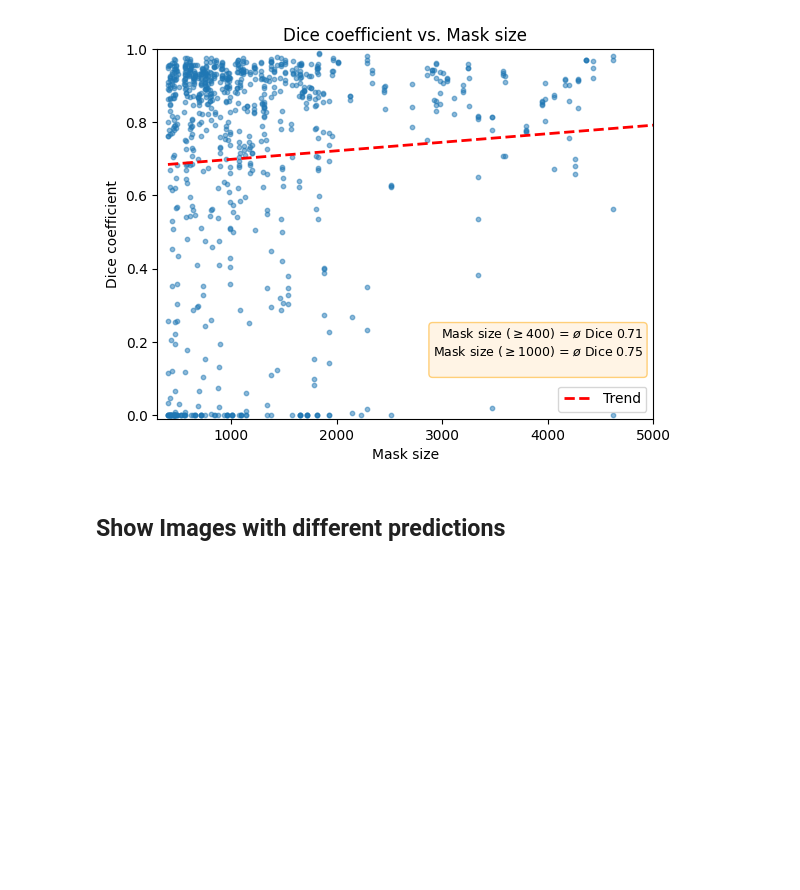
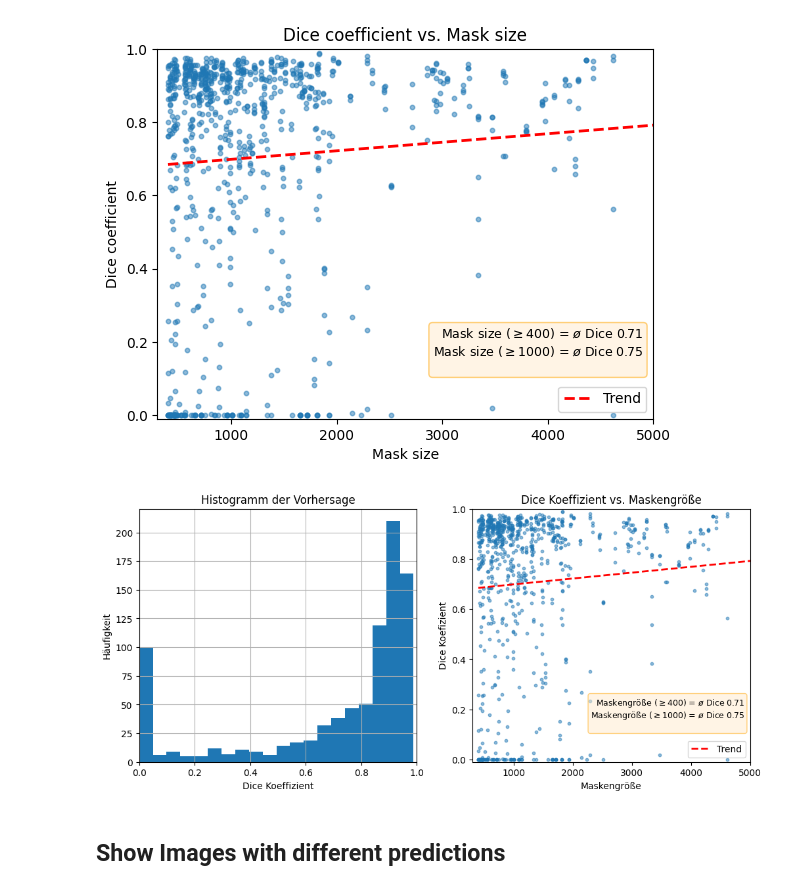
Before and after one commit to Taraman12/Solarpark-detection, a Jupyter notebook: Notebooks/ML_Modell/evaluate_model_performance.ipynb, the cells around one changed output. Saved outputs shown, nothing was run; the diff lists cells and outputs as text; code cells hidden in the pictures; blank space fills up the shorter version.

```diff
--- a/Notebooks/ML_Modell/evaluate_model_performance.ipynb
+++ b/Notebooks/ML_Modell/evaluate_model_performance.ipynb
@@ -468,3 +467,29 @@ ax.set_ylim(-0.01, 1.);
 # %%
 fig.savefig('figures/cleaned_verified_data/mask_size_dice_eng.pdf', bbox_inches='tight')
 fig.savefig('figures/cleaned_verified_data/mask_size_dice_eng.svg', bbox_inches='tight')
+# %%
+fig, (ax1, ax2) = plt.subplots(1, 2, figsize=(12, 5))
+ax1.hist(df['metric'], bins=20, )
+# add grid
+ax1.grid(True)
+ax1.set_xlabel('Dice Koeffizient')
+ax1.set_ylabel('Häufigkeit')
+ax1.set_xlim(0, 1)
+ax1.set_title('Histogramm der Vorhersage');
+
+ax2.plot(mask_size_sorted, p(mask_size_sorted), 'r--', label='Trend', linewidth=2)
+ax2.scatter(mask_size_sorted, metric_sorted, s=10, alpha=0.5)
+# ax.plot([1000, 50000], [mean_metric_filtered, mean_metric_filtered], 'r--')
+# ax.plot([0, 50000],[mean_y, mean_y], 'b--')
+stats = (f'Maskengröße ($\\geq 400$) = $\\o$ Dice {mean_metric:.2f}\n'
+            f'Maskengröße ($\\geq 1000$) = $\\o$ Dice {mean_metric_filtered:.2f}\n')
+bbox = dict(boxstyle='round', fc='blanchedalmond', ec='orange', alpha=0.5)
+ax2.text(0.98, 0.13, stats,  fontsize=9, bbox=bbox, transform=plt.gca().transAxes, horizontalalignment='right')
+ax2.set_title('Dice Koeffizient vs. Maskengröße')
+ax2.set_xlabel('Maskengröße')
+ax2.set_ylabel('Dice Koefizient')
+ax2.legend()
+ax2.set_xlim(300, 5000)
+ax2.set_ylim(-0.01, 1.);
+# %% [output]
+[figure, added]
```
Also changed, not shown: parts of 6 cells of this notebook, 26 other files.
